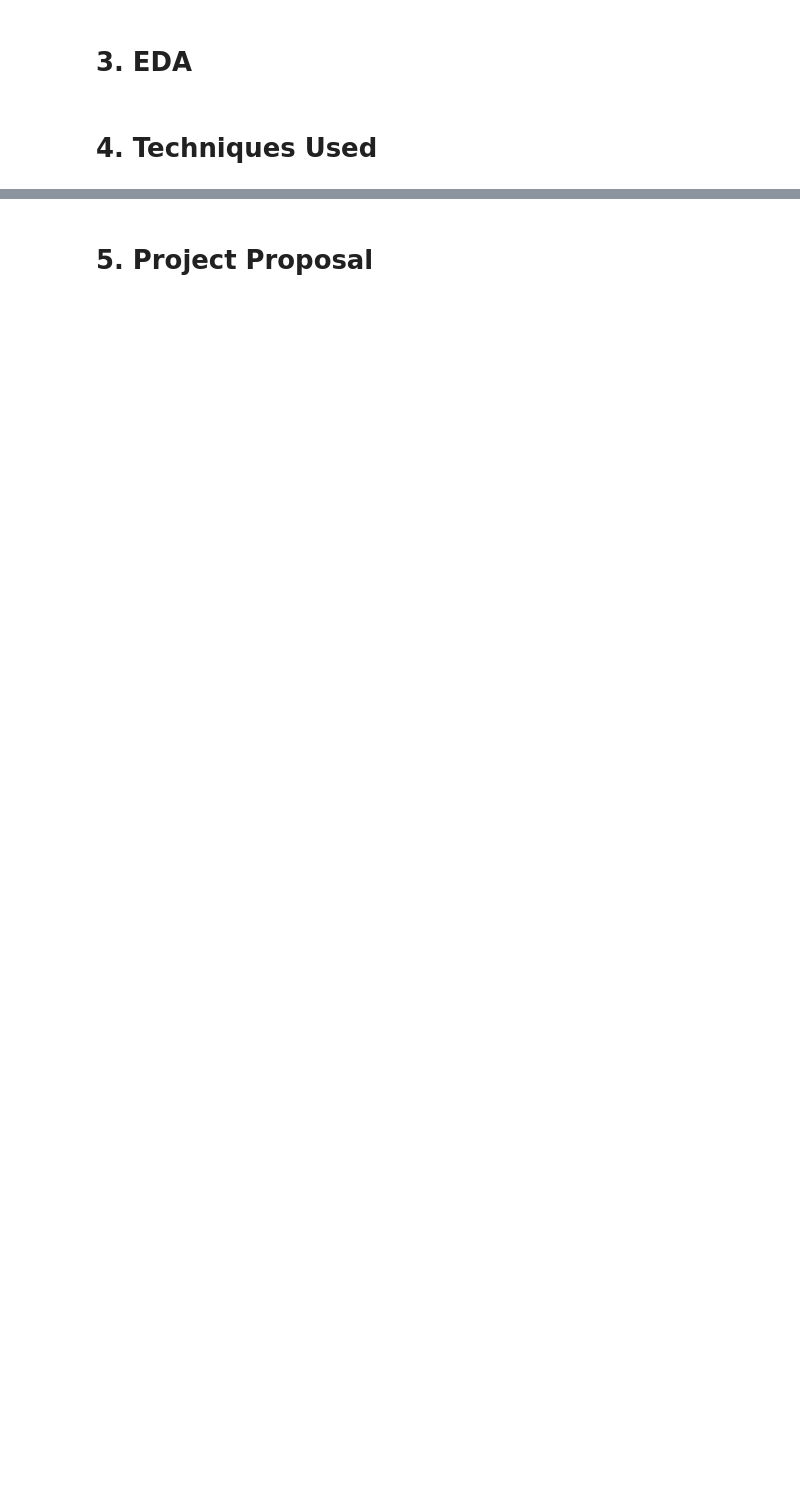
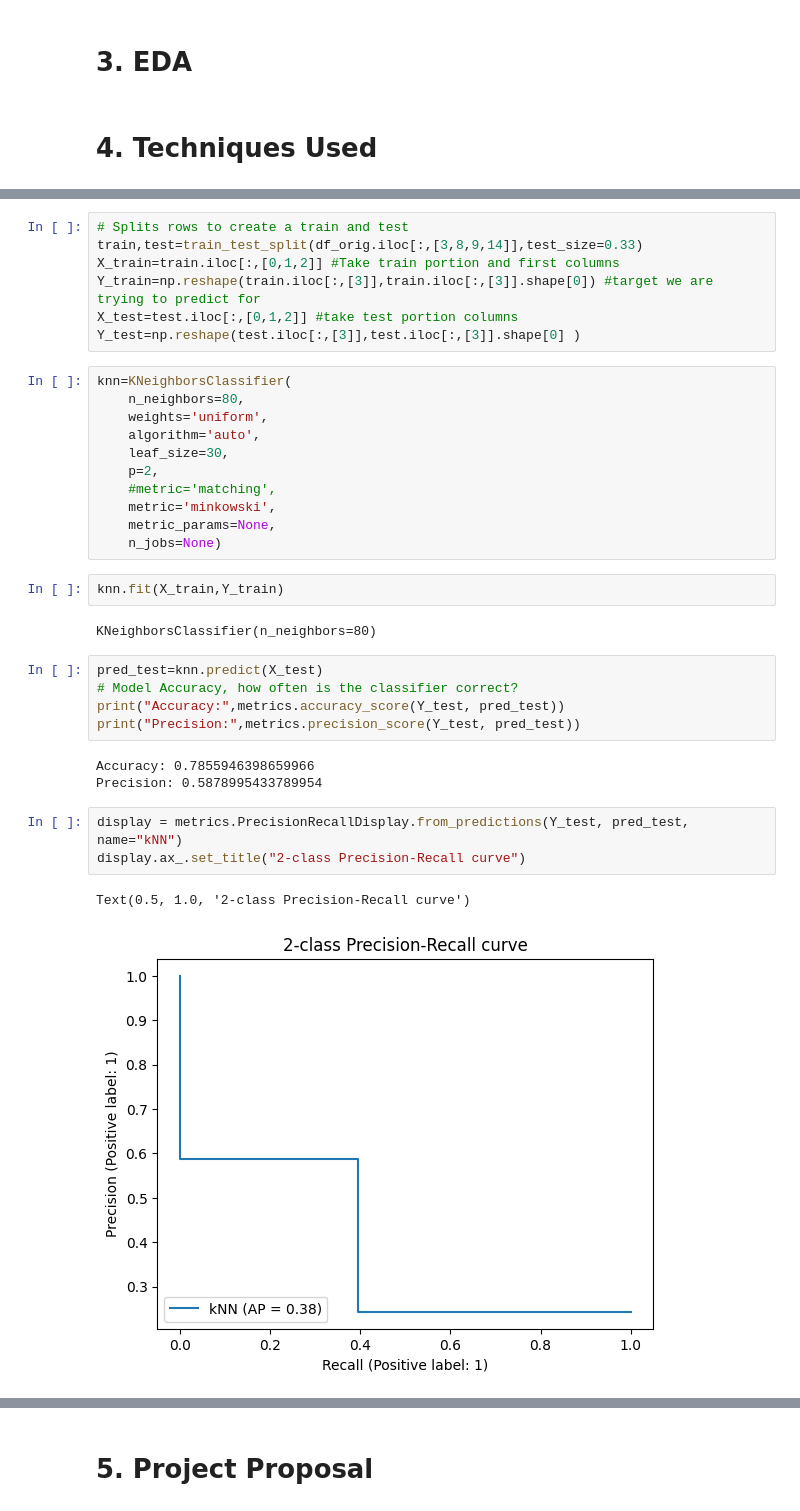
Before and after one commit to JayUpadhyayCS/IncomePrediction, a Jupyter notebook: Final.ipynb, the cells around one changed output, grey strips where cells are left out. Cells and saved outputs as stored; diff of their text form; blank space fills up the shorter version.

Commit message:
Semi-working kNN model

```diff
--- a/Final.ipynb
+++ b/Final.ipynb
@@ -198,0 +317,36 @@ plt.show()
+# %%
+# Splits rows to create a train and test
+train,test=train_test_split(df_orig.iloc[:,[3,8,9,14]],test_size=0.33)
+X_train=train.iloc[:,[0,1,2]] #Take train portion and first columns
+Y_train=np.reshape(train.iloc[:,[3]],train.iloc[:,[3]].shape[0]) #target we are trying to predict for
+X_test=test.iloc[:,[0,1,2]] #take test portion columns
+Y_test=np.reshape(test.iloc[:,[3]],test.iloc[:,[3]].shape[0] )
+# %%
+knn=KNeighborsClassifier(
+    n_neighbors=80,
+    weights='uniform',
+    algorithm='auto',
+    leaf_size=30,
+    p=2,
+    #metric='matching',
+    metric='minkowski',
+    metric_params=None,
+    n_jobs=None)
+# %%
+knn.fit(X_train,Y_train)
+# %% [output]
+KNeighborsClassifier(n_neighbors=80)
+# %%
+pred_test=knn.predict(X_test)
+# Model Accuracy, how often is the classifier correct?
+print("Accuracy:",metrics.accuracy_score(Y_test, pred_test))
+print("Precision:",metrics.precision_score(Y_test, pred_test))
+# %% [output]
+Accuracy: 0.7855946398659966
+Precision: 0.5878995433789954
+# %%
+display = metrics.PrecisionRecallDisplay.from_predictions(Y_test, pred_test, name="kNN")
+display.ax_.set_title("2-class Precision-Recall curve")
+# %% [output]
+Text(0.5, 1.0, '2-class Precision-Recall curve')
+[figure, added]
```
Also changed, not shown: parts of 16 cells of this notebook.
